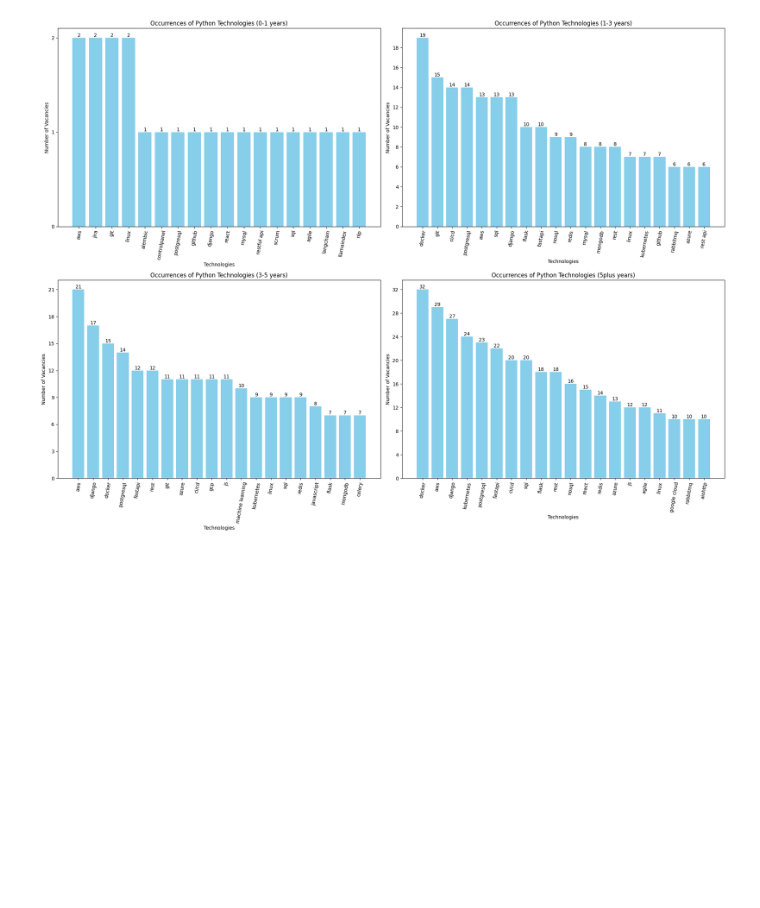
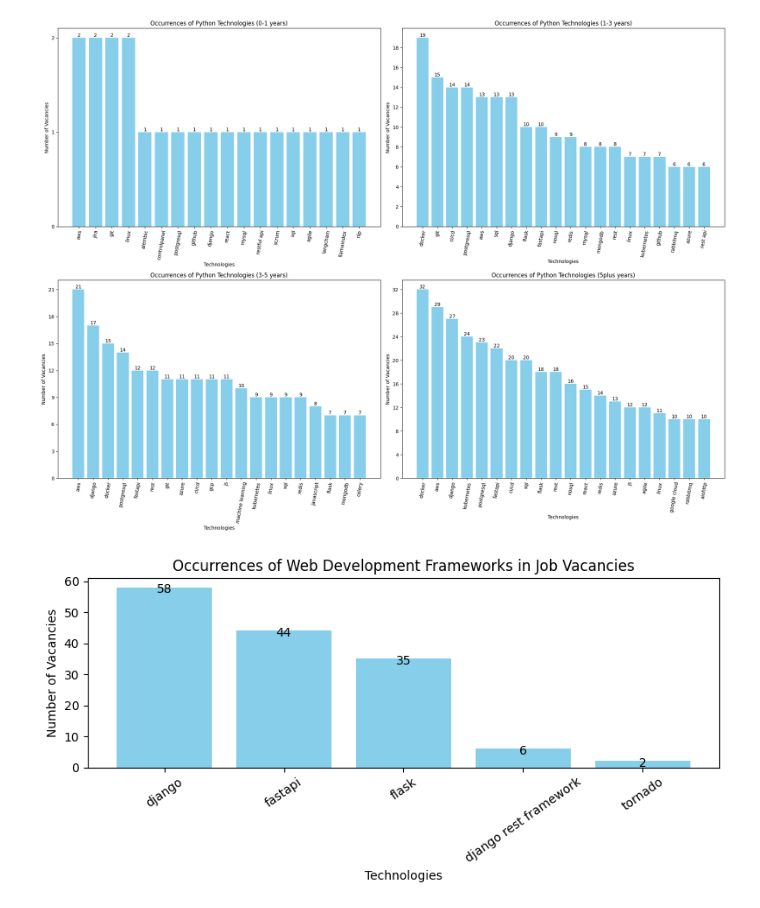
Before and after one commit to vladislav-tsybuliak1/python-vacancies-scaping-and-data-analysis, a Jupyter notebook: analysis/analyse_vacancies.ipynb, the cells around one changed output. Cells and saved outputs as stored; diff of their text form; code cells hidden in the pictures; blank space fills up the shorter version.

Commit message:
Add analysis of databases and web development frameworks

```diff
--- a/analysis/analyse_vacancies.ipynb
+++ b/analysis/analyse_vacancies.ipynb
@@ -88,3 +88,32 @@ plt.savefig(f"plots/top-20-technologies-details-{datetime.now().strftime('%d-%m-
 plt.show()
 # %% [output]
 [figure]
+# %%
+web_development_frameworks = ["django", "django rest framework", "flask", "fastapi", "tornado"]
+
+all_techs = df["technologies"].str.split(", ").explode()
+tech_counts = all_techs[all_techs.isin(web_development_frameworks)].value_counts()
+
+plt.figure(figsize=(8, 4))
+bars = plt.bar(tech_counts.index, tech_counts.values, color="skyblue")
+
+for bar in bars:
+    height = bar.get_height()
+    plt.annotate(
+        f"{int(height)}",
+         xy=(bar.get_x() + bar.get_width() / 2, height),
+         xytext=(0, 3),
+         textcoords="offset points",
+         ha="center", va="top"
+)
+
+plt.xlabel("Technologies")
+plt.ylabel("Number of Vacancies")
+plt.title("Occurrences of Web Development Frameworks in Job Vacancies")
+plt.xticks(rotation=35)
+plt.tight_layout()
+
+plt.savefig(f"plots/web-development-frameworks-{datetime.now().strftime('%d-%m-%y')}.png", format="png")
+plt.show()
+# %% [output]
+[figure, added]
```
Also changed, not shown: parts of 2 cells of this notebook, 2 other files.
